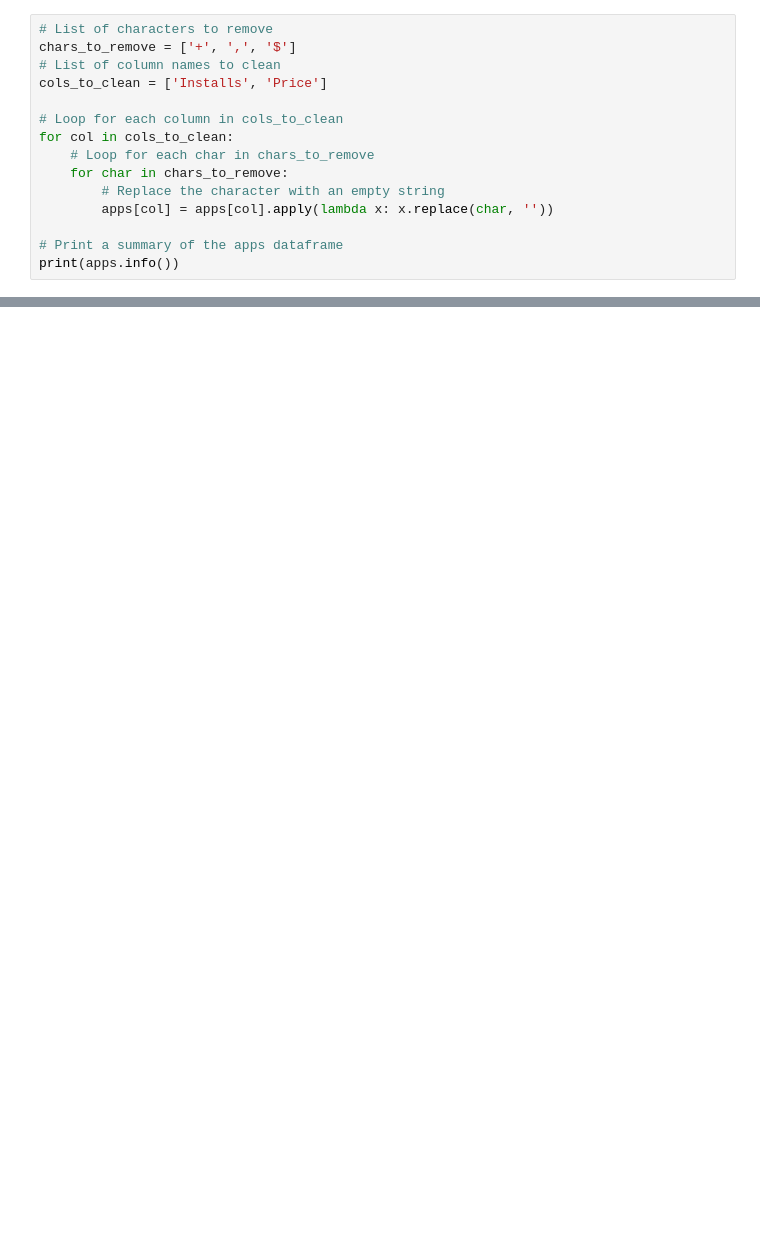
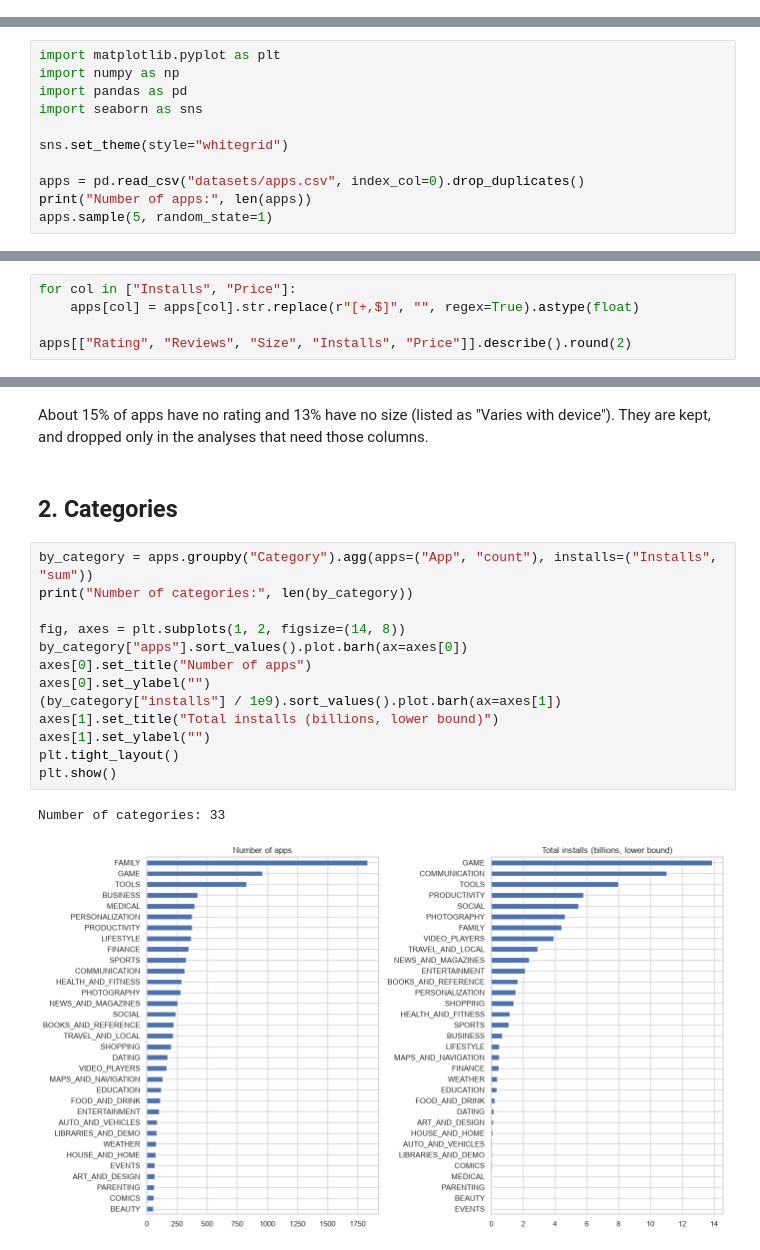
Before and after one commit to Sammyjoseph999/The-Android-App-Market-on-Google-Play, a Jupyter notebook: notebook.ipynb, the cells around one changed output, grey strips where cells are left out. Saved outputs shown, nothing was run; the diff lists cells and outputs as text; blank space fills up the shorter version.

Commit message:
Replace Plotly charts with static ones, clean up analysis, add README

```diff
--- a/notebook.ipynb
+++ b/notebook.ipynb
@@ -47,15 +0,0 @@ Total number of apps in the dataset =  9659
-# %%
-# List of characters to remove
-chars_to_remove = ['+', ',', '$']
-# List of column names to clean
-cols_to_clean = ['Installs', 'Price']
-
-# Loop for each column in cols_to_clean
-for col in cols_to_clean:
-    # Loop for each char in chars_to_remove
-    for char in chars_to_remove:
-        # Replace the character with an empty string
-        apps[col] = apps[col].apply(lambda x: x.replace(char, ''))
-
-# Print a summary of the apps dataframe
-print(apps.info())
@@ -335,0 +12,11 @@ Text(0.5, 1.0, 'Sentiment Polarity Distribution')
+# %%
+import matplotlib.pyplot as plt
+import numpy as np
+import pandas as pd
+import seaborn as sns
+
+sns.set_theme(style="whitegrid")
+
+apps = pd.read_csv("datasets/apps.csv", index_col=0).drop_duplicates()
+print("Number of apps:", len(apps))
+apps.sample(5, random_state=1)
@@ -335,0 +35,5 @@ Text(0.5, 1.0, 'Sentiment Polarity Distribution')
+# %%
+for col in ["Installs", "Price"]:
+    apps[col] = apps[col].str.replace(r"[+,$]", "", regex=True).astype(float)
+
+apps[["Rating", "Reviews", "Size", "Installs", "Price"]].describe().round(2)
@@ -335,0 +58,20 @@ Text(0.5, 1.0, 'Sentiment Polarity Distribution')
+# %% [markdown]
+About 15% of apps have no rating and 13% have no size (listed as "Varies with device"). They are kept, and dropped only in the analyses that need those columns.
+# %% [markdown]
+## 2. Categories
+# %%
+by_category = apps.groupby("Category").agg(apps=("App", "count"), installs=("Installs", "sum"))
+print("Number of categories:", len(by_category))
+
+fig, axes = plt.subplots(1, 2, figsize=(14, 8))
+by_category["apps"].sort_values().plot.barh(ax=axes[0])
+axes[0].set_title("Number of apps")
+axes[0].set_ylabel("")
+(by_category["installs"] / 1e9).sort_values().plot.barh(ax=axes[1])
+axes[1].set_title("Total installs (billions, lower bound)")
+axes[1].set_ylabel("")
+plt.tight_layout()
+plt.show()
+# %% [output]
+Number of categories: 33
+[figure, added]
```
Also changed, not shown: parts of 39 cells of this notebook, 4 other files.
